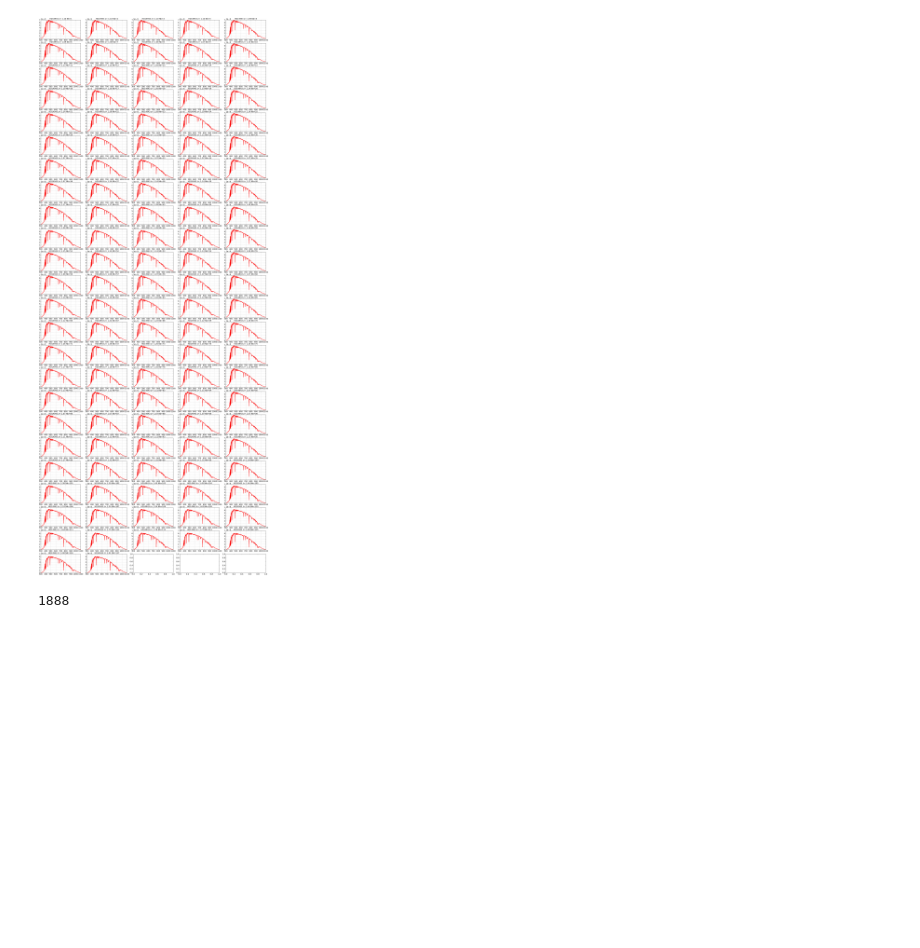
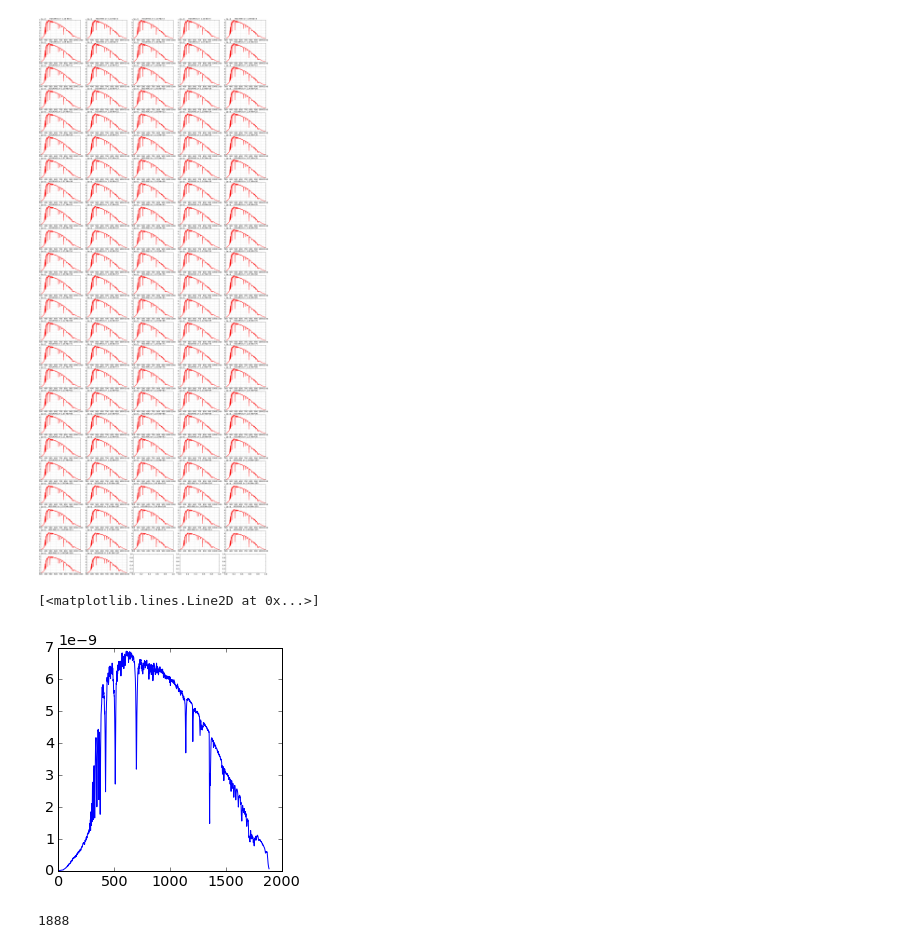
Before and after one commit to sylvielsstfr/CTIOAna2016, a Jupyter notebook: ana_2016_11/View_SimSpectrum_HD14943.ipynb, the cells around one changed output. Cells and saved outputs as stored; diff of their text form; code cells hidden in the pictures; blank space fills up the shorter version.

```diff
--- a/ana_2016_11/View_SimSpectrum_HD14943.ipynb
+++ b/ana_2016_11/View_SimSpectrum_HD14943.ipynb
@@ -317,6 +317,11 @@ plt.plot(all_simwavelength[1])
 ShowSpectra(all_simwavelength,all_simspectra,all_simtitles,object_name)
 # %% [output]
 [figure]
+# %%
+plt.plot(all_simspectra[0])
+# %% [output]
+[<matplotlib.lines.Line2D at 0x...>]
+[figure, added]
 # %%
 len(all_simwavelength[0])
 # %% [output]
```
Also changed, not shown: parts of 2 cells of this notebook, 2 other files.
